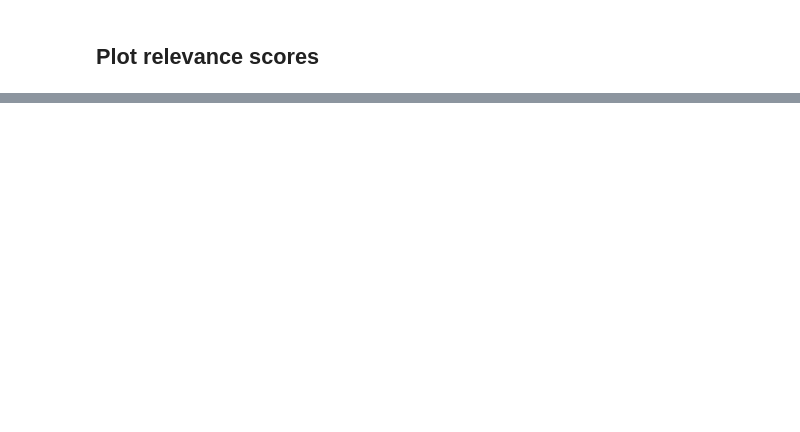
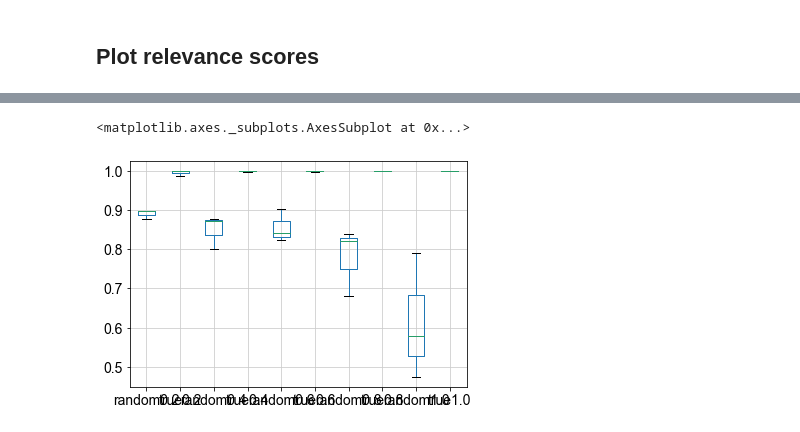
Before and after one commit to lkmklsmn/DrivAER, a Jupyter notebook: Reproducibiliy/Simulation_DrivAER.ipynb, the cells around one changed output, grey strips where cells are left out. Saved outputs shown, nothing was run; the diff lists cells and outputs as text; code cells hidden in the pictures; blank space fills up the shorter version.

```diff
--- a/Reproducibiliy/Simulation_DrivAER.ipynb
+++ b/Reproducibiliy/Simulation_DrivAER.ipynb
@@ -665,7 +657,7 @@ accs_pca = {}
 for i in [0.2, 0.4, 0.6, 0.8, 1.0]:
     random_list = []
     true_list = []
-    for x in range(0,2):
+    for x in range(0,3):
         res = calc_relevance_pca(adata=adata, pheno = sim_groups.obs['group'], tf_targets = generate_simulated_geneset(i), min_targets=1)
         random_list.append(res[1][0])
         true_list.append(res[1][1])
@@ -710,10 +681,10 @@ accs_umap = {}
 for i in [0.2, 0.4, 0.6, 0.8, 1.0]:
     random_list = []
     true_list = []
-    for x in range(0,2):
+    for x in range(0,3):
         res = calc_relevance_umap(adata=adata, pheno = sim_groups.obs['group'], tf_targets = generate_simulated_geneset(i), min_targets=1)
         random_list.append(res[1][0])
         true_list.append(res[1][1])
-    accs_pca.update({'random' + str(i): random_list})
-    accs_pca.update({'true' + str(i): true_list})
+    accs_umap.update({'random' + str(i): random_list})
+    accs_umap.update({'true' + str(i): true_list})
 # %% [output]
@@ -738,0 +753,5 @@ for i in [0.2, 0.4, 0.6, 0.8, 1.0]:
+# %%
+pd.DataFrame(accs_pca).boxplot()
+# %% [output]
+<matplotlib.axes._subplots.AxesSubplot at 0x...>
+[figure, added]
```
Also changed, not shown: parts of 25 cells of this notebook, 5 other files.
